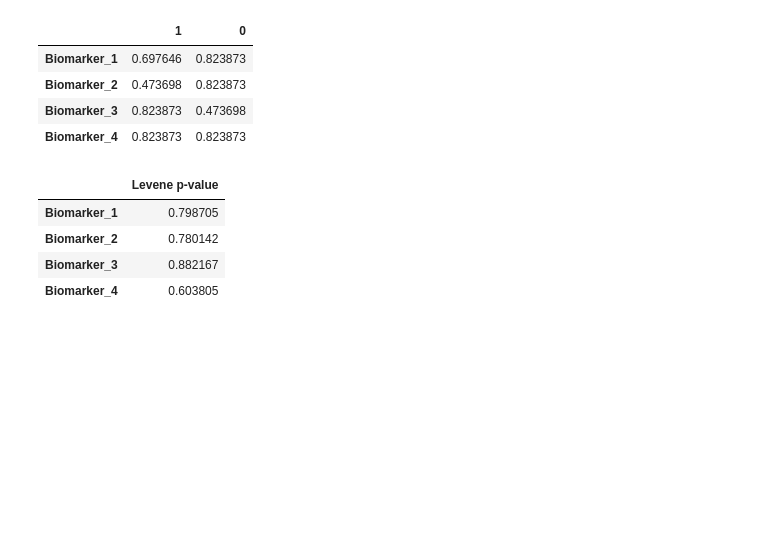
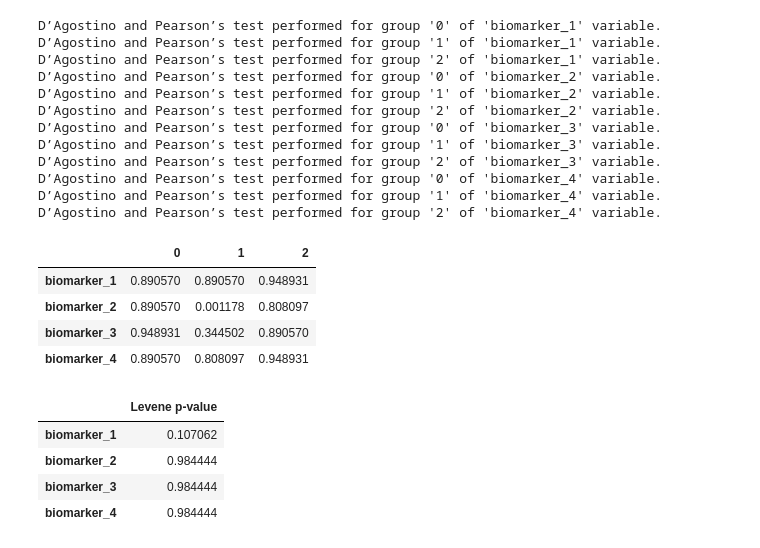
Before and after one commit to mafaves/advanced_boxplot_viz, a Jupyter notebook: example/run.ipynb, the cells around one changed output. Drawn from its saved outputs; the diff is of its cells as text; code cells hidden in the pictures; blank space fills up the shorter version.

```diff
--- a/example/run.ipynb
+++ b/example/run.ipynb
@@ -7,5 +14,5 @@ print(ab.__version__)
 # %%
 # Leer el archivo CSV
-df = pd.read_csv('./example/example_data.csv') #, delimiter=';', decimal=','
+df = pd.read_csv('./example_data_3_groups.csv') #, delimiter=';', decimal=','
 df.head()
 # %% [output]
@@ -18,24 +25,36 @@ df.head()
 # %%
-grupo_col = "nAD"
-biomarker_list = ["Biomarker_1", "Biomarker_2", "Biomarker_3", "Biomarker_4"]
+grupo_col = "group"
+biomarker_list = ["biomarker_1", "biomarker_2", "biomarker_3", "biomarker_4"]
 correction_method = "fdr_bh"
-resultados_levene = ab.check_normality(df, biomarker_list, grupo_col, correction_method)
-resultados_levene
+normality_results = ab.check_normality(df, biomarker_list, grupo_col, correction_method)
+normality_results
 # %% [output]
+D’Agostino and Pearson’s test performed for group '0' of 'biomarker_1' variable.
+D’Agostino and Pearson’s test performed for group '1' of 'biomarker_1' variable.
+D’Agostino and Pearson’s test performed for group '2' of 'biomarker_1' variable.
+D’Agostino and Pearson’s test performed for group '0' of 'biomarker_2' variable.
+D’Agostino and Pearson’s test performed for group '1' of 'biomarker_2' variable.
+D’Agostino and Pearson’s test performed for group '2' of 'biomarker_2' variable.
+D’Agostino and Pearson’s test performed for group '0' of 'biomarker_3' variable.
+D’Agostino and Pearson’s test performed for group '1' of 'biomarker_3' variable.
+D’Agostino and Pearson’s test performed for group '2' of 'biomarker_3' variable.
+D’Agostino and Pearson’s test performed for group '0' of 'biomarker_4' variable.
+D’Agostino and Pearson’s test performed for group '1' of 'biomarker_4' variable.
+D’Agostino and Pearson’s test performed for group '2' of 'biomarker_4' variable.
-|  | 1 | 0 |
-| Biomarker_1 | 0.697646 | 0.823873 |
-| Biomarker_2 | 0.473698 | 0.823873 |
-| Biomarker_3 | 0.823873 | 0.473698 |
-| Biomarker_4 | 0.823873 | 0.823873 |
+|  | 0 | 1 | 2 |
+| biomarker_1 | 0.890570 | 0.890570 | 0.948931 |
+| biomarker_2 | 0.890570 | 0.001178 | 0.808097 |
+| biomarker_3 | 0.948931 | 0.344502 | 0.890570 |
+| biomarker_4 | 0.890570 | 0.808097 | 0.948931 |
 # %%
-grupo_col = "nAD"
-biomarker_list = ["Biomarker_1", "Biomarker_2", "Biomarker_3", "Biomarker_4"]
+grupo_col = "group"
+biomarker_list = ["biomarker_1", "biomarker_2", "biomarker_3", "biomarker_4"]
 correction_method = "fdr_bh"
-resultados_levene = ab.check_variance_homogeneity(df, biomarker_list, grupo_col, correction_method)
-resultados_levene
+levene_results = ab.check_variance_homogeneity(df, biomarker_list, grupo_col, correction_method)
+levene_results
 # %% [output]
 |  | Levene p-value |
-| Biomarker_1 | 0.798705 |
-| Biomarker_2 | 0.780142 |
-| Biomarker_3 | 0.882167 |
-| Biomarker_4 | 0.603805 |
+| biomarker_1 | 0.107062 |
+| biomarker_2 | 0.984444 |
+| biomarker_3 | 0.984444 |
+| biomarker_4 | 0.984444 |
```
Also changed, not shown: parts of 5 cells of this notebook.
